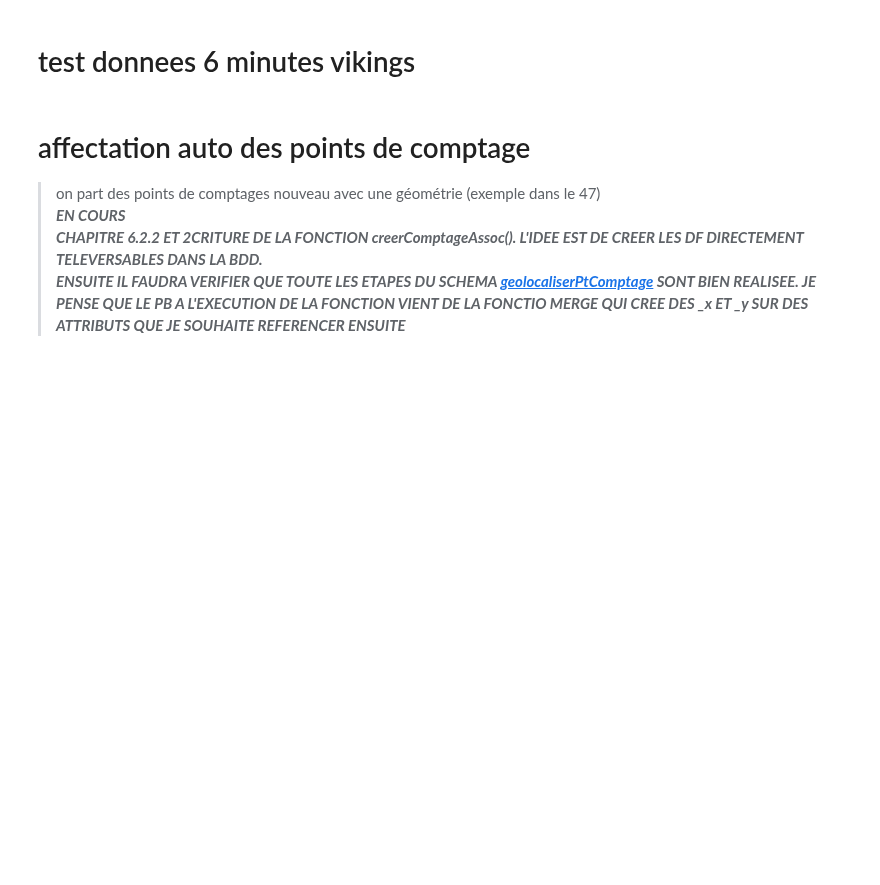
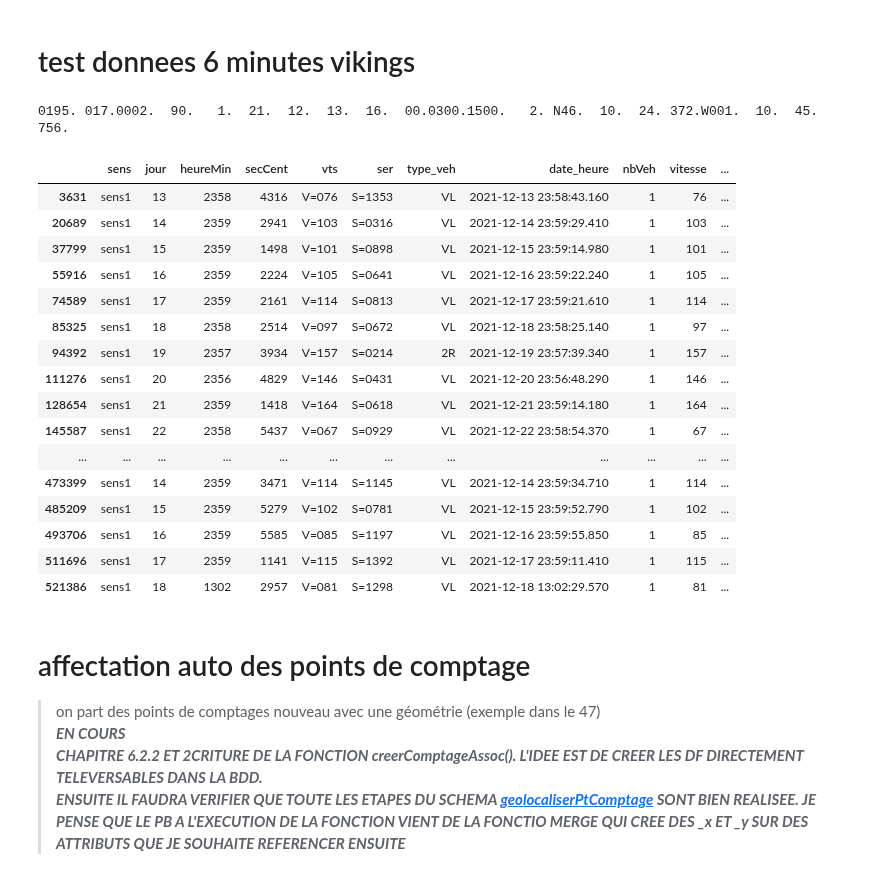
Before and after one commit to nantodevison/otv, a Jupyter notebook: otv/Transfert_Donnees/BacASable.ipynb, the cells around one changed output. Drawn from its saved outputs; the diff is of its cells as text; code cells hidden in the pictures; blank space fills up the shorter version.

```diff
--- a/otv/Transfert_Donnees/BacASable.ipynb
+++ b/otv/Transfert_Donnees/BacASable.ipynb
@@ -21,4 +21,4 @@ import Outils as O
 from Params import Bdd_OTV as pb
 
 pd.set_option('display.max_colwidth', 50)
-pd.set_option('display.max_rows', 300)
+pd.set_option('display.max_rows', 500)
@@ -94 +95,32 @@ vik = ds.Viking(r'C:\Users\martin.schoreisz\Documents\temp\DreamTeam\P5_.VIK')
+# %%
+vik = ds.Viking(r'C:\Users\martin.schoreisz\Documents\temp\DreamTeam\LaRochelle\Pont_Av_resistance\195_voie_d\V0002J13.VIK')
+# %% [output]
+0195. 017.0002.  90.   1.  21.  12.  13.  16.  00.0300.1500.   2. N46.  10.  24. 372.W001.  10.  45. 756.
+# %%
+# calcul la diff en nb de jour avec le jour d'avant
+vik.dfFichier['jour_supp'] = vik.dfFichier.jour.shift(-1)-vik.dfFichier.jour
+# %%
+# corriger les changements de mois A REPRENDRE
+vik.dfFichier.loc[vik.dfFichier.jour_supp < 0, 'jour_supp'] = 1
+# %%
+# verif
+vik.dfFichier.loc[vik.dfFichier.jour_supp != 0]
+# %% [output]
+|  | sens | jour | heureMin | secCent | vts | ser | type_veh | date_heure | nbVeh | vitesse | ... |
+| 3631 | sens1 | 13 | 2358 | 4316 | V=076 | S=1353 | VL | 2021-12-13 23:58:43.160 | 1 | 76 | ... |
+| 20689 | sens1 | 14 | 2359 | 2941 | V=103 | S=0316 | VL | 2021-12-14 23:59:29.410 | 1 | 103 | ... |
+| 37799 | sens1 | 15 | 2359 | 1498 | V=101 | S=0898 | VL | 2021-12-15 23:59:14.980 | 1 | 101 | ... |
+| 55916 | sens1 | 16 | 2359 | 2224 | V=105 | S=0641 | VL | 2021-12-16 23:59:22.240 | 1 | 105 | ... |
+| 74589 | sens1 | 17 | 2359 | 2161 | V=114 | S=0813 | VL | 2021-12-17 23:59:21.610 | 1 | 114 | ... |
+| 85325 | sens1 | 18 | 2358 | 2514 | V=097 | S=0672 | VL | 2021-12-18 23:58:25.140 | 1 | 97 | ... |
+| 94392 | sens1 | 19 | 2357 | 3934 | V=157 | S=0214 | 2R | 2021-12-19 23:57:39.340 | 1 | 157 | ... |
+| 111276 | sens1 | 20 | 2356 | 4829 | V=146 | S=0431 | VL | 2021-12-20 23:56:48.290 | 1 | 146 | ... |
+| 128654 | sens1 | 21 | 2359 | 1418 | V=164 | S=0618 | VL | 2021-12-21 23:59:14.180 | 1 | 164 | ... |
+| 145587 | sens1 | 22 | 2358 | 5437 | V=067 | S=0929 | VL | 2021-12-22 23:58:54.370 | 1 | 67 | ... |
+| ... | ... | ... | ... | ... | ... | ... | ... | ... | ... | ... | ... |
+| 473399 | sens1 | 14 | 2359 | 3471 | V=114 | S=1145 | VL | 2021-12-14 23:59:34.710 | 1 | 114 | ... |
+| 485209 | sens1 | 15 | 2359 | 5279 | V=102 | S=0781 | VL | 2021-12-15 23:59:52.790 | 1 | 102 | ... |
+| 493706 | sens1 | 16 | 2359 | 5585 | V=085 | S=1197 | VL | 2021-12-16 23:59:55.850 | 1 | 85 | ... |
+| 511696 | sens1 | 17 | 2359 | 1141 | V=115 | S=1392 | VL | 2021-12-17 23:59:11.410 | 1 | 115 | ... |
+| 521386 | sens1 | 18 | 1302 | 2957 | V=081 | S=1298 | VL | 2021-12-18 13:02:29.570 | 1 | 81 | ... |
 # %%
```
Also changed, not shown: parts of 3 cells of this notebook, 5 other files.
